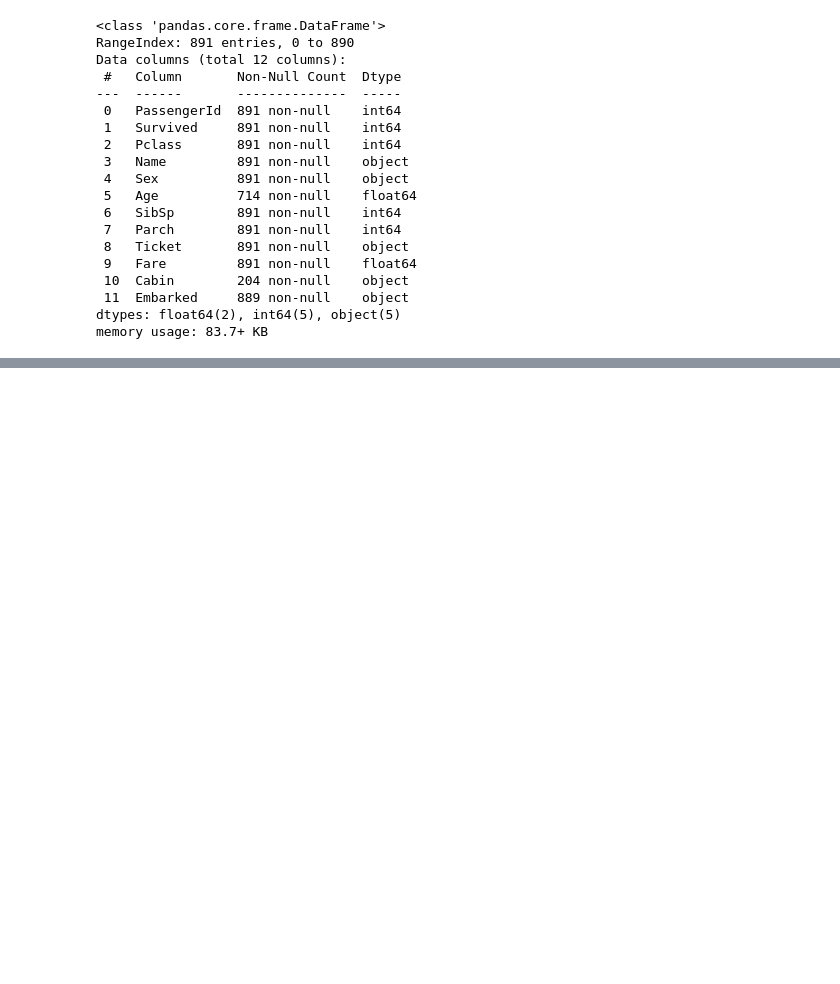
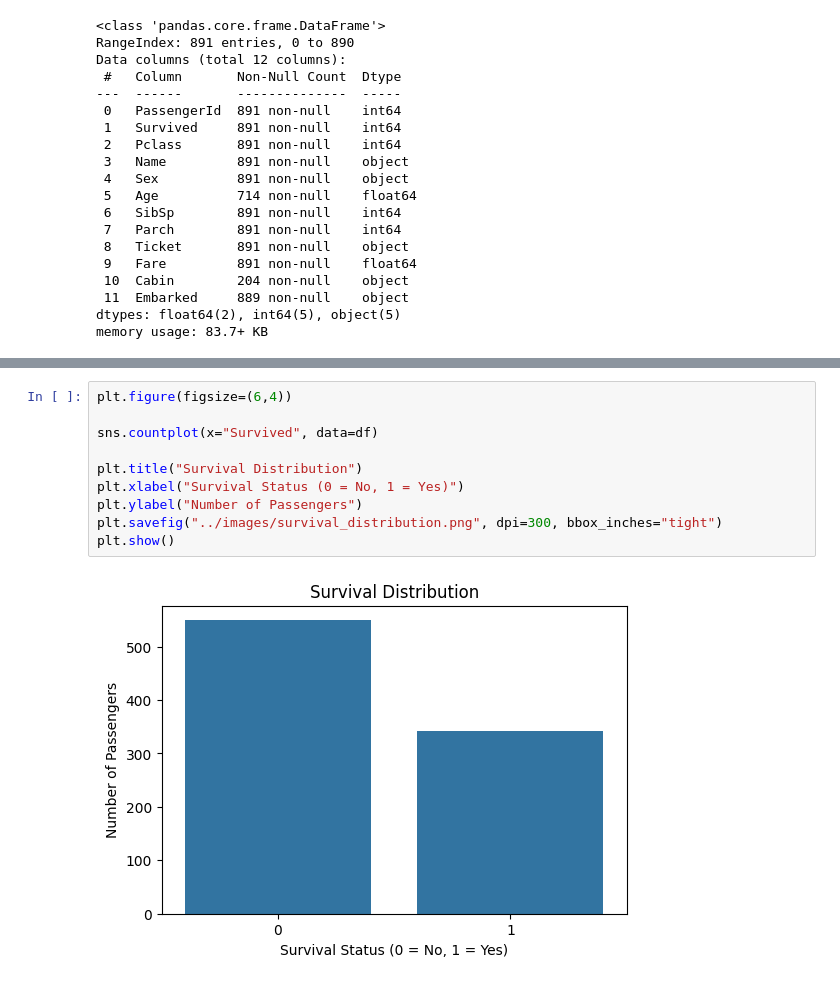
Before and after one commit to PratikSharma264/vortextech-aiml-week1, a Jupyter notebook: notebook/Week1_DataCleaning_EDA.ipynb, the cells around one changed output, grey strips where cells are left out. Cells and saved outputs as stored; diff of their text form; blank space fills up the shorter version.

```diff
--- a/notebook/Week1_DataCleaning_EDA.ipynb
+++ b/notebook/Week1_DataCleaning_EDA.ipynb
@@ -55,0 +256,12 @@ memory usage: 83.7+ KB
+# %%
+plt.figure(figsize=(6,4))
+
+sns.countplot(x="Survived", data=df)
+
+plt.title("Survival Distribution")
+plt.xlabel("Survival Status (0 = No, 1 = Yes)")
+plt.ylabel("Number of Passengers")
+plt.savefig("../images/survival_distribution.png", dpi=300, bbox_inches="tight")
+plt.show()
+# %% [output]
+[figure, added]
```
Also changed, not shown: parts of 39 cells of this notebook, 4 other files.
